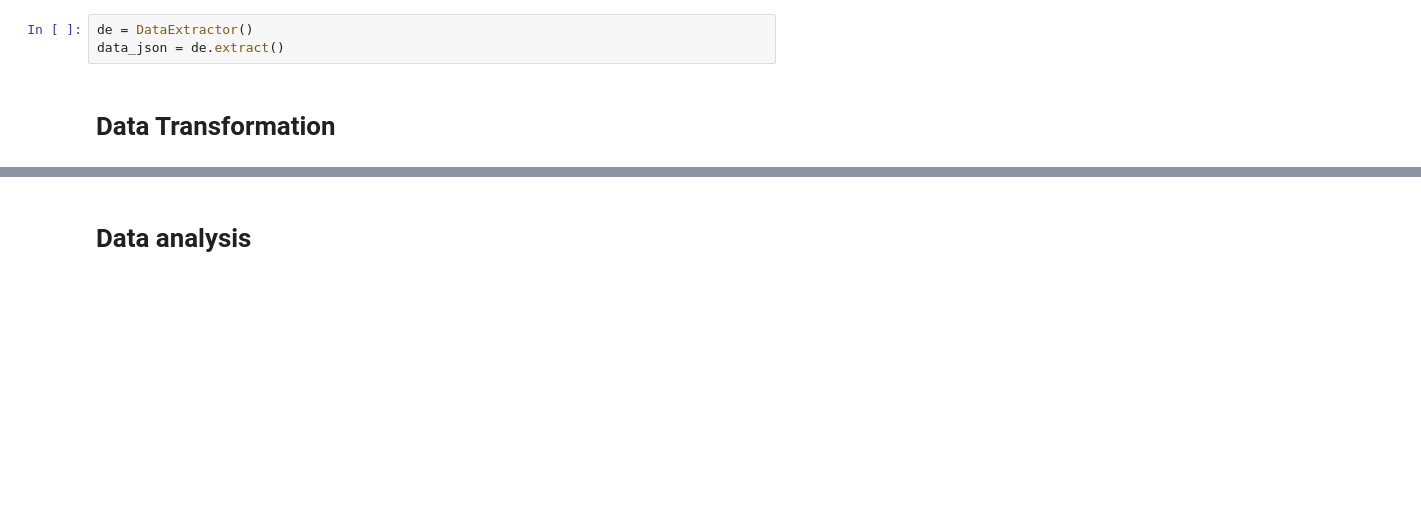
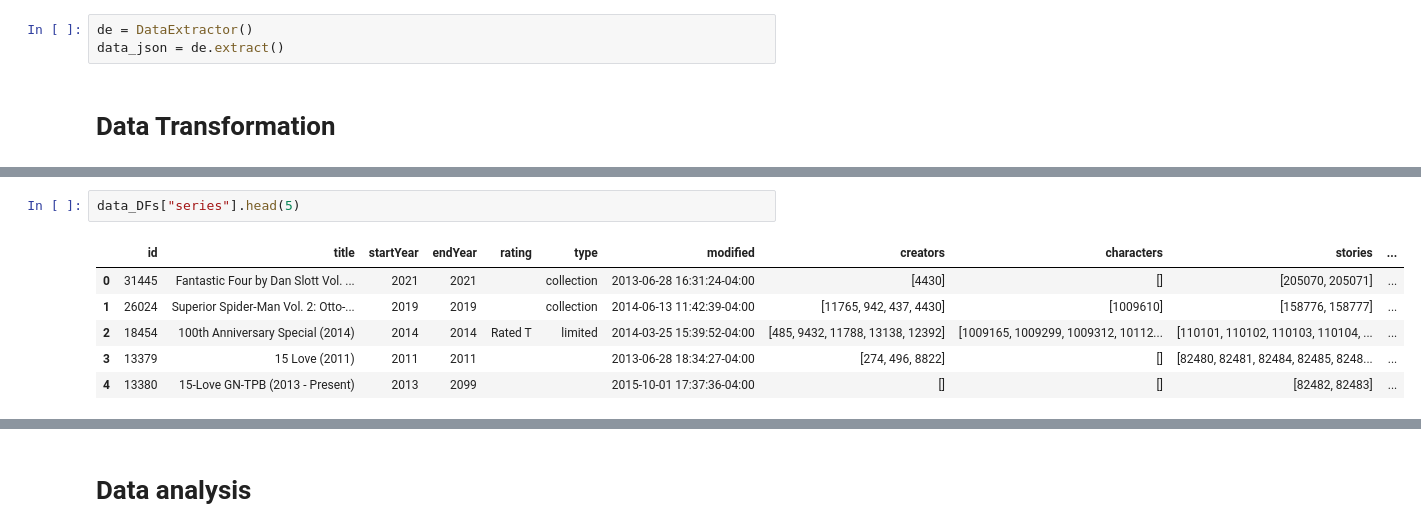
Before and after one commit to eduardafneumann/desafio-tecnico-aleon, a Jupyter notebook: main.ipynb, the cells around one changed output, grey strips where cells are left out. Cells and saved outputs as stored; diff of their text form; blank space fills up the shorter version.

```diff
--- a/main.ipynb
+++ b/main.ipynb
@@ -124,0 +447,9 @@ class dataTransformator:
+# %%
+data_DFs["series"].head(5)
+# %% [output]
+|  | id | title | startYear | endYear | rating | type | modified | creators | characters | stories | ... |
+| 0 | 31445 | Fantastic Four by Dan Slott Vol. ... | 2021 | 2021 |  | collection | 2013-06-28 16:31:24-04:00 | [4430] | [] | [205070, 205071] | ... |
+| 1 | 26024 | Superior Spider-Man Vol. 2: Otto-... | 2019 | 2019 |  | collection | 2014-06-13 11:42:39-04:00 | [11765, 942, 437, 4430] | [1009610] | [158776, 158777] | ... |
+| 2 | 18454 | 100th Anniversary Special (2014) | 2014 | 2014 | Rated T | limited | 2014-03-25 15:39:52-04:00 | [485, 9432, 11788, 13138, 12392] | [1009165, 1009299, 1009312, 10112... | [110101, 110102, 110103, 110104, ... | ... |
+| 3 | 13379 | 15 Love (2011) | 2011 | 2011 |  |  | 2013-06-28 18:34:27-04:00 | [274, 496, 8822] | [] | [82480, 82481, 82484, 82485, 8248... | ... |
+| 4 | 13380 | 15-Love GN-TPB (2013 - Present) | 2013 | 2099 |  |  | 2015-10-01 17:37:36-04:00 | [] | [] | [82482, 82483] | ... |
```
Also changed, not shown: parts of 10 cells of this notebook.
